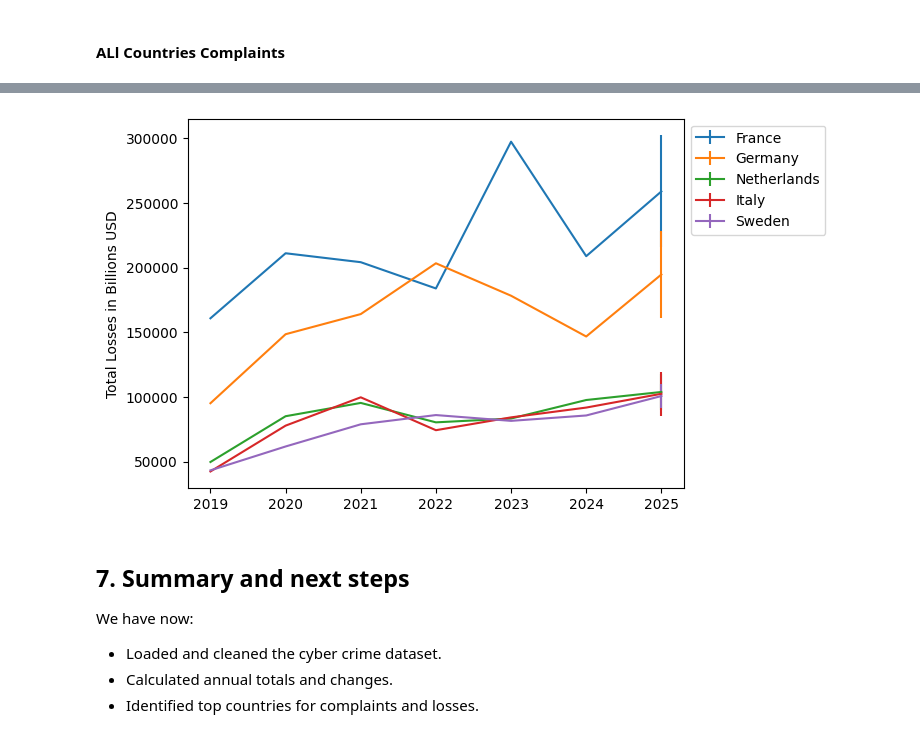
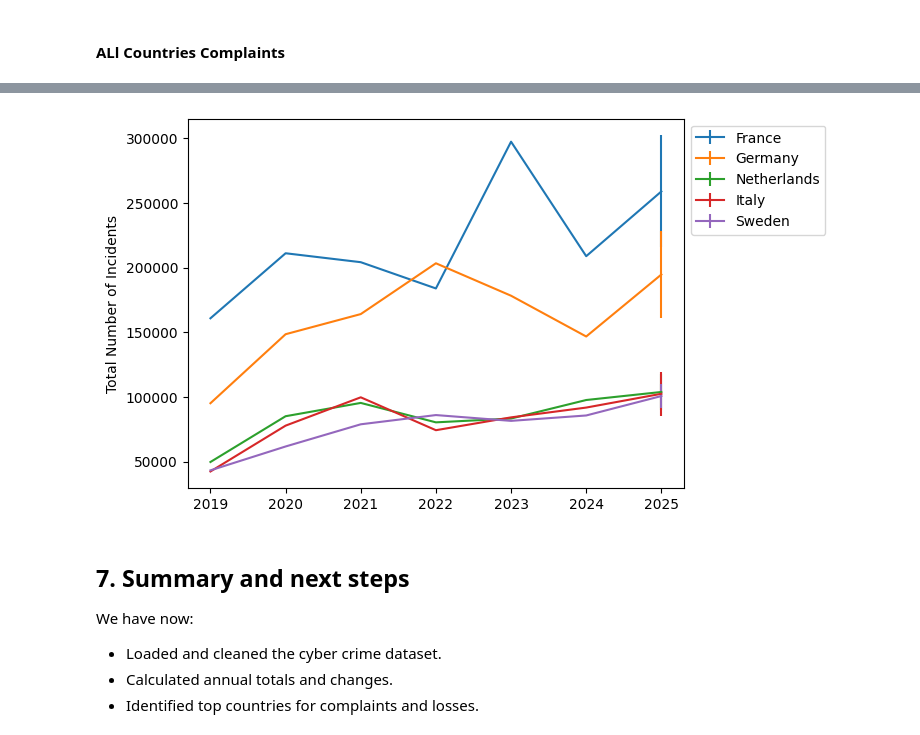
Before and after one commit to KozA777/cyber_project, a Jupyter notebook: Plots_Errors_Code.ipynb, the cells around one changed output, grey strips where cells are left out. Cells and saved outputs as stored; diff of their text form; code cells hidden in the pictures.

```diff
--- a/Plots_Errors_Code.ipynb
+++ b/Plots_Errors_Code.ipynb
@@ -517,22 +557,25 @@ plt.legend(legend_countr_comp.reset_index().loc[:16]['Country'], loc='upper left
 # %%
 
 # plot set of countries
 country_list = legend_countr_comp.reset_index().loc[:4]['Country']
 
+fig = plt.figure()
 for country in country_list:
     data = df_comp_pred_save[df_comp_pred_save['Country'] == country]['Complaints']
     x = df_comp_pred_save[df_comp_pred_save['Country'] == country]['Year']
     errors = df_comp_err_save[df_comp_err_save['Country'] == country]['Complaints']
     # Add the error band
     plt.errorbar(x,data, yerr= errors)
 
    # plt.fill_between(x, data - errors, data + errors, color='blue', alpha=0.2)
 
-plt.ylabel('Total Losses in Billions USD')
+plt.ylabel('Total Number of Incidents')
 plt.legend(legend_countr_comp.reset_index().loc[:16]['Country'], loc='upper left', bbox_to_anchor=(1, 1))
 plt.show()
+
+fig.savefig('top_comp.png')
 # %% [output]
-[figure, old version]
+[figure, new version]
 # %% [markdown]
 ## 7. Summary and next steps
 
```
Also changed, not shown: parts of 5 cells of this notebook.
